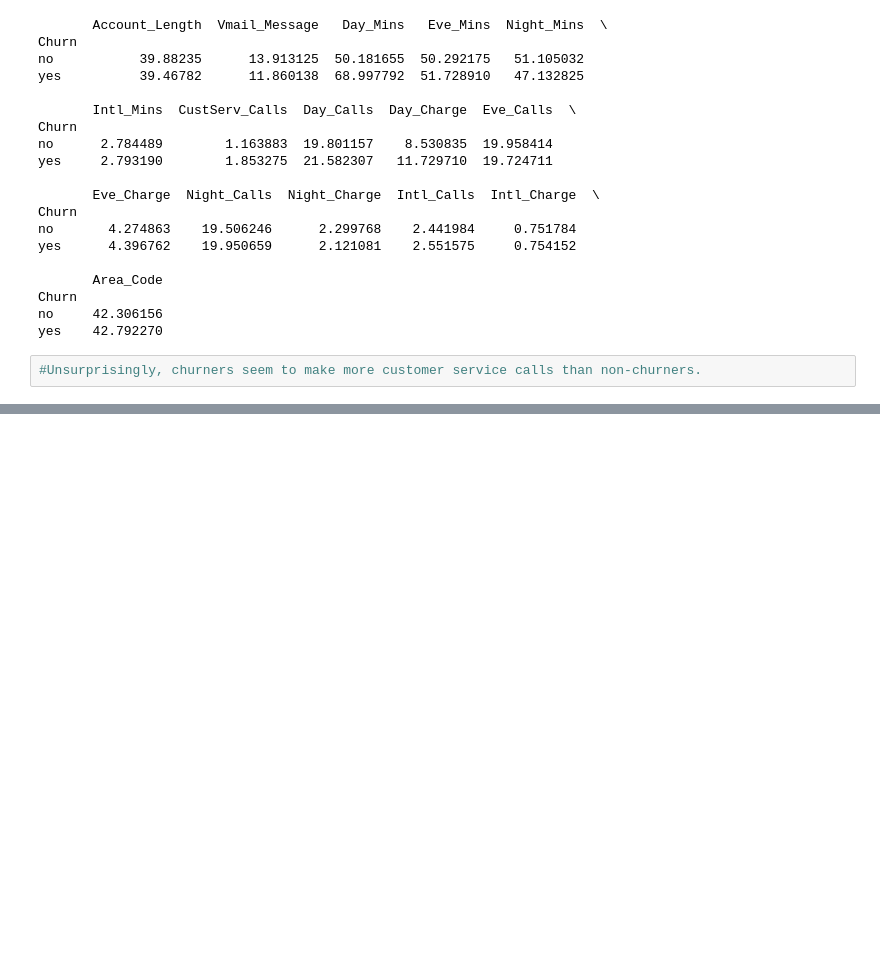
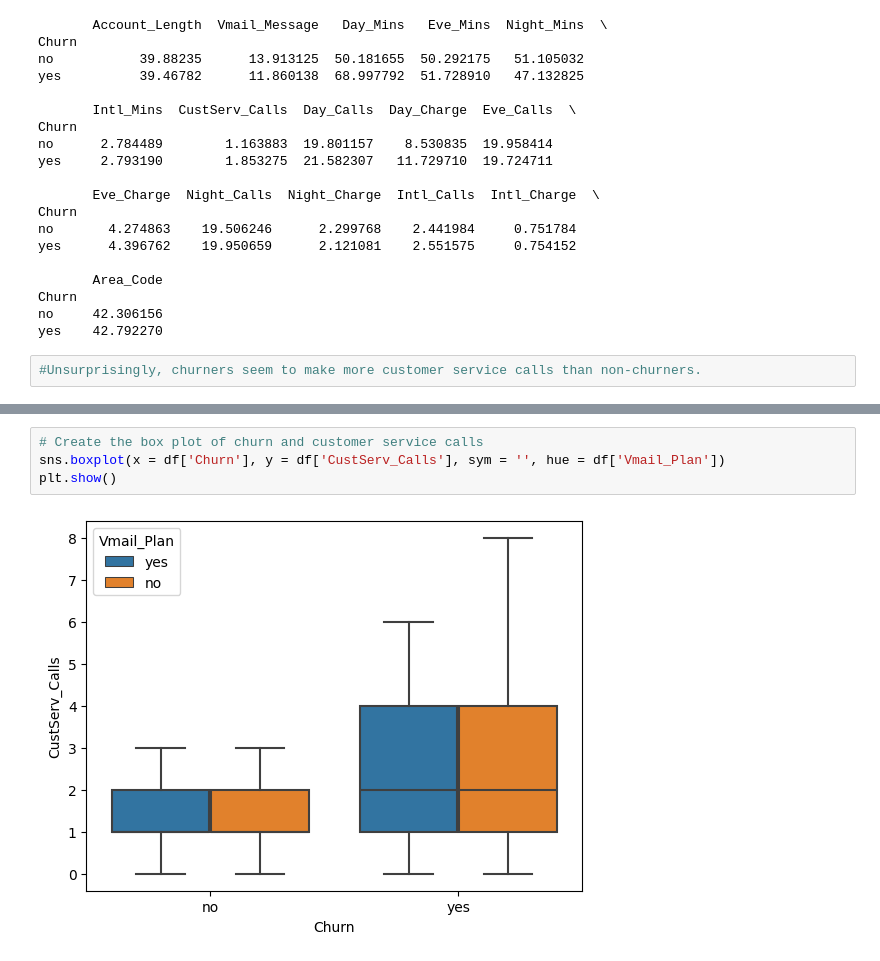
Before and after one commit to der-amit/churn_analytics, a Jupyter notebook: predict_churn.ipynb, the cells around one changed output, grey strips where cells are left out. Saved outputs shown, nothing was run; the diff lists cells and outputs as text; blank space fills up the shorter version.

```diff
--- a/predict_churn.ipynb
+++ b/predict_churn.ipynb
@@ -100,0 +180,6 @@ yes    42.792270
+# %%
+# Create the box plot of churn and customer service calls
+sns.boxplot(x = df['Churn'], y = df['CustServ_Calls'], sym = '', hue = df['Vmail_Plan'])
+plt.show()
+# %% [output]
+[figure, added]
```
Also changed, not shown: parts of 17 cells of this notebook.
